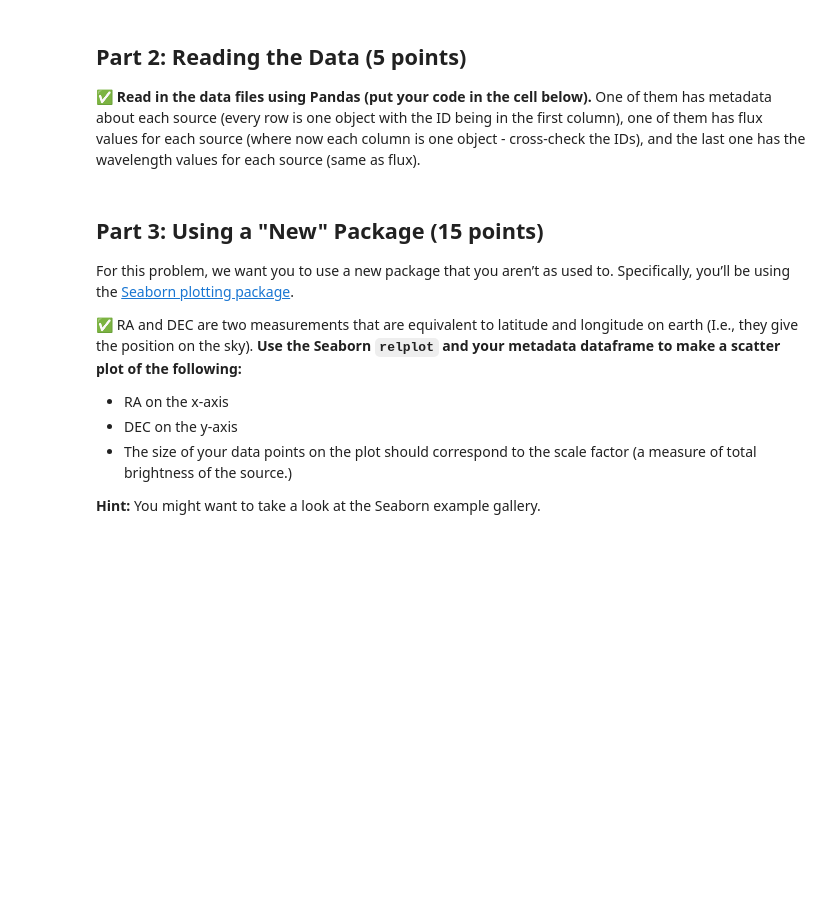
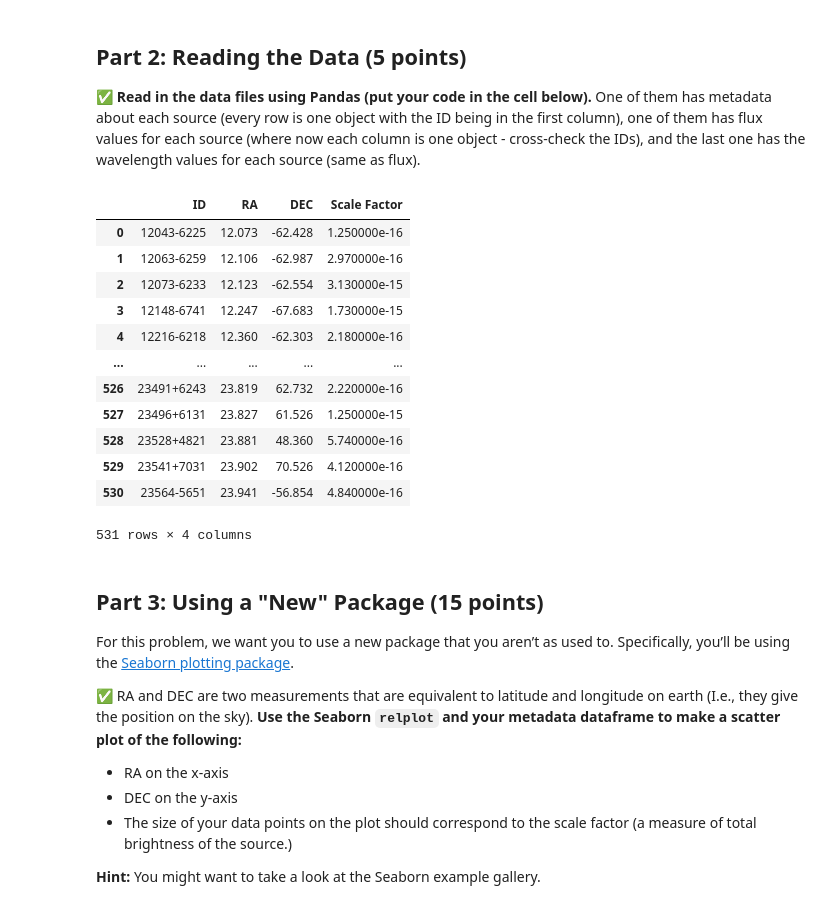
Before and after one commit to voigtwil/CMSE202-s23-turnin, a Jupyter notebook: midterm/CMSE202_Midterm_004_voigt.ipynb, the cells around one changed output. Saved outputs shown, nothing was run; the diff lists cells and outputs as text; code cells hidden in the pictures; blank space fills up the shorter version.

```diff
--- a/midterm/CMSE202_Midterm_004_voigt.ipynb
+++ b/midterm/CMSE202_Midterm_004_voigt.ipynb
@@ -60,6 +66,30 @@ First, let’s get our data files.
 &#9989; **Read in the data files using Pandas (put your code in the cell below).** One of them has metadata about each source (every row is one object with the ID being in the first column), one of them has flux values for each source (where now each column is one object - cross-check the IDs), and the last one has the wavelength values for each source (same as flux).
 # %%
 #Write your code here
+
+import pandas as pd
+
+metadata = pd.read_csv("metadata.csv")
+
+flux_values = pd.read_csv("flux_values.csv")
+
+wavlength_values = pd.read_csv("wavlength_values.csv")
+
+metadata #using this as reference for next question
+# %% [output]
+|  | ID | RA | DEC | Scale Factor |
+| 0 | 12043-6225 | 12.073 | -62.428 | 1.250000e-16 |
+| 1 | 12063-6259 | 12.106 | -62.987 | 2.970000e-16 |
+| 2 | 12073-6233 | 12.123 | -62.554 | 3.130000e-15 |
+| 3 | 12148-6741 | 12.247 | -67.683 | 1.730000e-15 |
+| 4 | 12216-6218 | 12.360 | -62.303 | 2.180000e-16 |
+| ... | ... | ... | ... | ... |
+| 526 | 23491+6243 | 23.819 | 62.732 | 2.220000e-16 |
+| 527 | 23496+6131 | 23.827 | 61.526 | 1.250000e-15 |
+| 528 | 23528+4821 | 23.881 | 48.360 | 5.740000e-16 |
+| 529 | 23541+7031 | 23.902 | 70.526 | 4.120000e-16 |
+| 530 | 23564-5651 | 23.941 | -56.854 | 4.840000e-16 |
+531 rows × 4 columns
 # %% [markdown]
 ## Part 3: Using a "New" Package (15 points)
 For this problem, we want you to use a new package that you aren’t as used to. Specifically, you’ll be using the [Seaborn plotting package](https://seaborn.pydata.org/).
```
Also changed, not shown: parts of 3 cells of this notebook.
